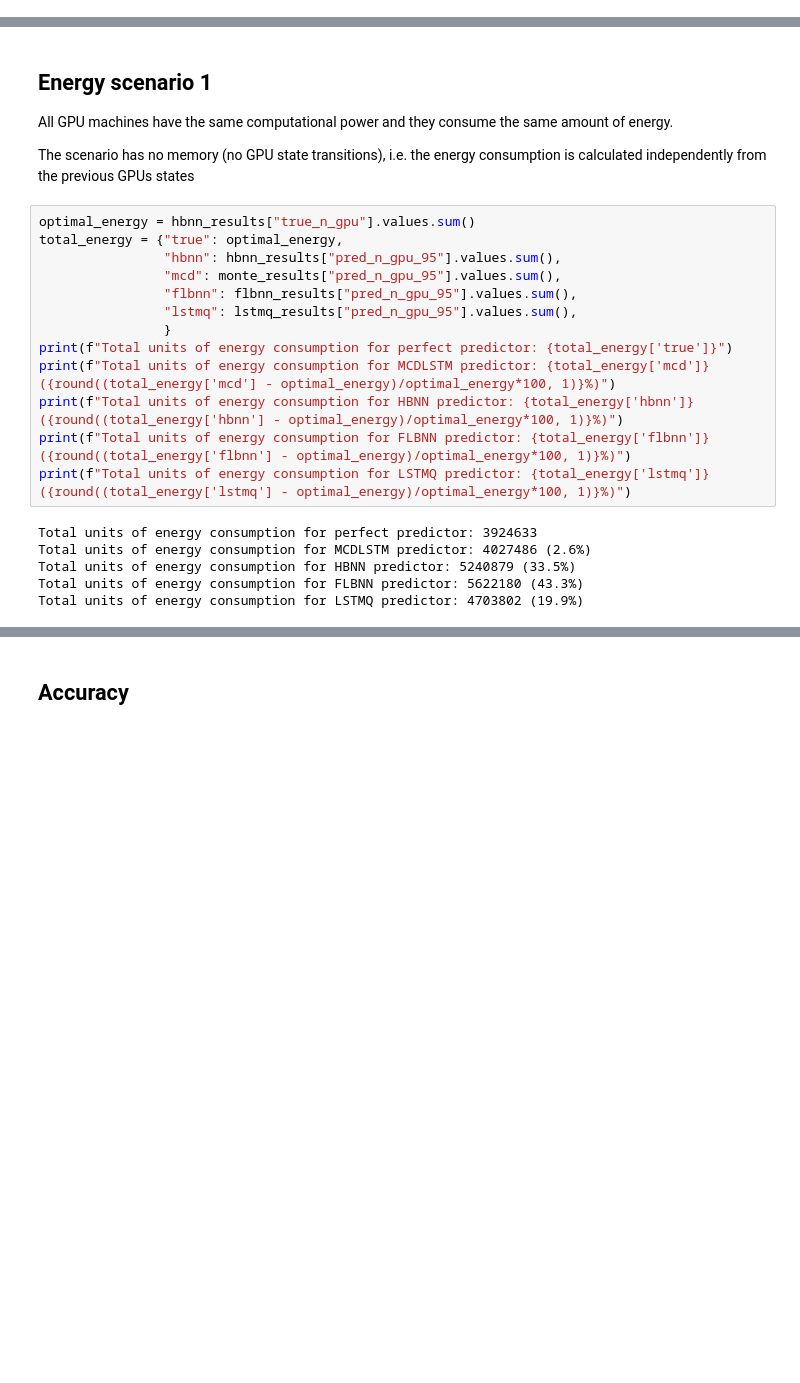
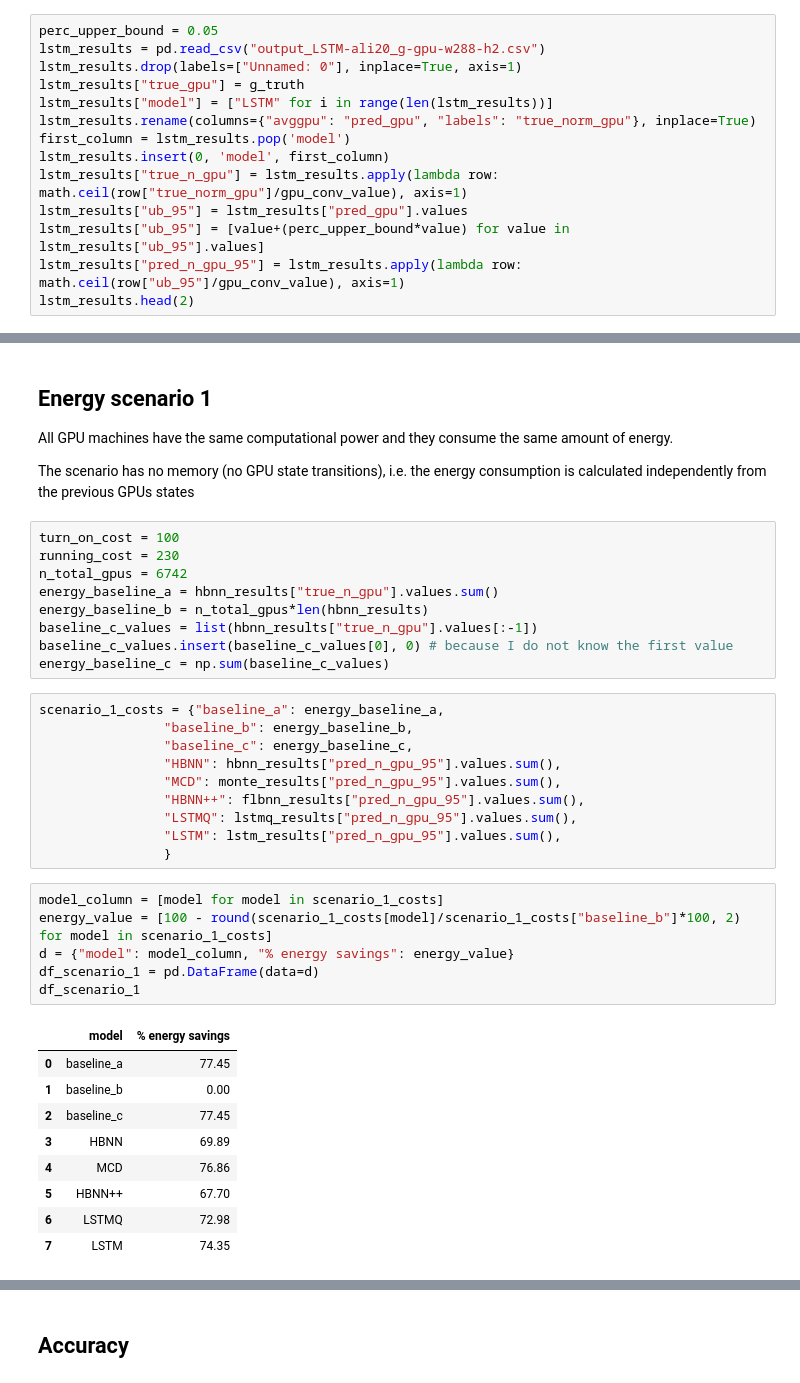
Before and after one commit to andreareds/GreenUncertaintyForecaster, a Jupyter notebook: res/analysis.ipynb, the cells around one changed output, grey strips where cells are left out. Drawn from its saved outputs; the diff is of its cells as text; blank space fills up the shorter version.

Commit message:
Added results for LSTM

```diff
--- a/res/analysis.ipynb
+++ b/res/analysis.ipynb
@@ -116,3 +117,17 @@ lstmq_results.head(2)
 |  | model | pred_gpu | true_norm_gpu | true_gpu | true_n_gpu | ub_95 | pred_n_gpu_95 |
 | 0 | LSTMQ | 0.867105 | 0.804885 | 2.918980e+07 | 3718 | 0.867105 | 4006 |
 | 1 | LSTMQ | 0.860391 | 0.814360 | 2.940805e+07 | 3762 | 0.860391 | 3975 |
+# %%
+perc_upper_bound = 0.05
+lstm_results = pd.read_csv("output_LSTM-ali20_g-gpu-w288-h2.csv")
+lstm_results.drop(labels=["Unnamed: 0"], inplace=True, axis=1)
+lstm_results["true_gpu"] = g_truth
+lstm_results["model"] = ["LSTM" for i in range(len(lstm_results))]
+lstm_results.rename(columns={"avggpu": "pred_gpu", "labels": "true_norm_gpu"}, inplace=True)
+first_column = lstm_results.pop('model')
+lstm_results.insert(0, 'model', first_column)
+lstm_results["true_n_gpu"] = lstm_results.apply(lambda row: math.ceil(row["true_norm_gpu"]/gpu_conv_value), axis=1)
+lstm_results["ub_95"] = lstm_results["pred_gpu"].values
+lstm_results["ub_95"] = [value+(perc_upper_bound*value) for value in lstm_results["ub_95"].values]
+lstm_results["pred_n_gpu_95"] = lstm_results.apply(lambda row: math.ceil(row["ub_95"]/gpu_conv_value), axis=1)
+lstm_results.head(2)
@@ -122,22 +149,38 @@ lstmq_results.head(2)
 All GPU machines have the same computational power and they consume the same amount of energy.
 
 The scenario has no memory (no GPU state transitions), i.e. the energy consumption is calculated independently from the previous GPUs states
-# %%
-optimal_energy = hbnn_results["true_n_gpu"].values.sum()
-total_energy = {"true": optimal_energy,
-                "hbnn": hbnn_results["pred_n_gpu_95"].values.sum(),
-                "mcd": monte_results["pred_n_gpu_95"].values.sum(),
-                "flbnn": flbnn_results["pred_n_gpu_95"].values.sum(),
-                "lstmq": lstmq_results["pred_n_gpu_95"].values.sum(),
-                }
-print(f"Total units of energy consumption for perfect predictor: {total_energy['true']}")
-print(f"Total units of energy consumption for MCDLSTM predictor: {total_energy['mcd']} ({round((total_energy['mcd'] - optimal_energy)/optimal_energy*100, 1)}%)")
-print(f"Total units of energy consumption for HBNN predictor: {total_energy['hbnn']} ({round((total_energy['hbnn'] - optimal_energy)/optimal_energy*100, 1)}%)")
-print(f"Total units of energy consumption for FLBNN predictor: {total_energy['flbnn']} ({round((total_energy['flbnn'] - optimal_energy)/optimal_energy*100, 1)}%)")
-print(f"Total units of energy consumption for LSTMQ predictor: {total_energy['lstmq']} ({round((total_energy['lstmq'] - optimal_energy)/optimal_energy*100, 1)}%)")
-# %% [output]
-Total units of energy consumption for perfect predictor: 3924633
-Total units of energy consumption for MCDLSTM predictor: 4027486 (2.6%)
-Total units of energy consumption for HBNN predictor: 5240879 (33.5%)
-Total units of energy consumption for FLBNN predictor: 5622180 (43.3%)
-Total units of energy consumption for LSTMQ predictor: 4703802 (19.9%)
+# %%
+turn_on_cost = 100
+running_cost = 230
+n_total_gpus = 6742
+energy_baseline_a = hbnn_results["true_n_gpu"].values.sum()
+energy_baseline_b = n_total_gpus*len(hbnn_results)
+baseline_c_values = list(hbnn_results["true_n_gpu"].values[:-1])
+baseline_c_values.insert(baseline_c_values[0], 0) # because I do not know the first value
+energy_baseline_c = np.sum(baseline_c_values)
+# %%
+scenario_1_costs = {"baseline_a": energy_baseline_a,
+                "baseline_b": energy_baseline_b,
+                "baseline_c": energy_baseline_c,
+                "HBNN": hbnn_results["pred_n_gpu_95"].values.sum(),
+                "MCD": monte_results["pred_n_gpu_95"].values.sum(),
+                "HBNN++": flbnn_results["pred_n_gpu_95"].values.sum(),
+                "LSTMQ": lstmq_results["pred_n_gpu_95"].values.sum(),
+                "LSTM": lstm_results["pred_n_gpu_95"].values.sum(),
+                }
+# %%
+model_column = [model for model in scenario_1_costs]
+energy_value = [100 - round(scenario_1_costs[model]/scenario_1_costs["baseline_b"]*100, 2) for model in scenario_1_costs]
+d = {"model": model_column, "% energy savings": energy_value}
+df_scenario_1 = pd.DataFrame(data=d)
+df_scenario_1
+# %% [output]
+|  | model | % energy savings |
+| 0 | baseline_a | 77.45 |
+| 1 | baseline_b | 0.00 |
+| 2 | baseline_c | 77.45 |
+| 3 | HBNN | 69.89 |
+| 4 | MCD | 76.86 |
+| 5 | HBNN++ | 67.70 |
+| 6 | LSTMQ | 72.98 |
+| 7 | LSTM | 74.35 |
```
Also changed, not shown: parts of 17 cells of this notebook, 2 other files.
